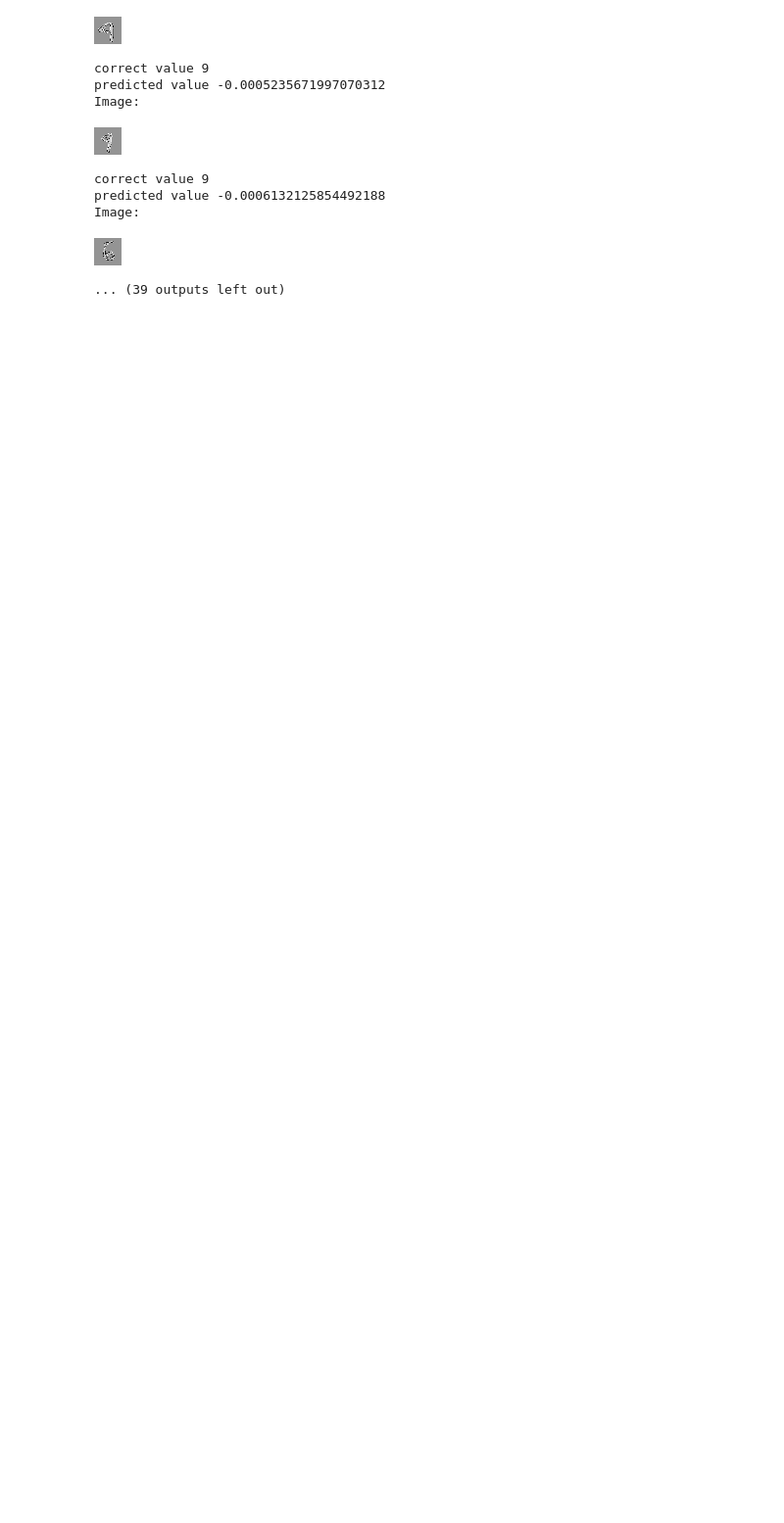
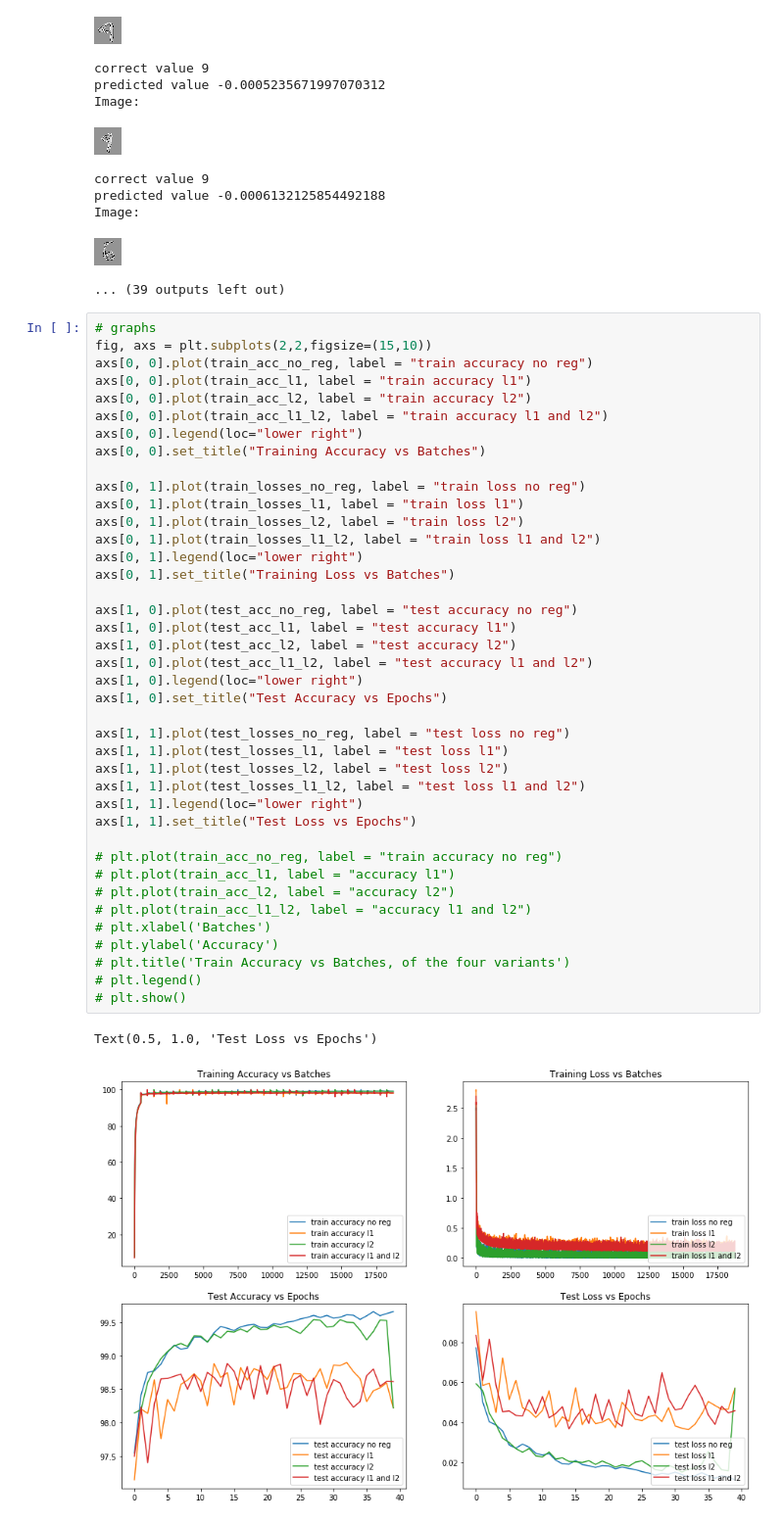
Before and after one commit to prachi735/EVA4.0, a Jupyter notebook: session6/EVA4_S6.ipynb, the cells around one changed output. Shown at 98% size. Drawn from its saved outputs; the diff is of its cells as text; blank space fills up the shorter version.

```diff
--- a/session6/EVA4_S6.ipynb
+++ b/session6/EVA4_S6.ipynb
@@ -597,3 +597,46 @@ predicted value -0.0006132125854492188
 Image:
 [figure]
 ... (39 outputs left out)
+# %%
+# graphs
+fig, axs = plt.subplots(2,2,figsize=(15,10))
+axs[0, 0].plot(train_acc_no_reg, label = "train accuracy no reg")
+axs[0, 0].plot(train_acc_l1, label = "train accuracy l1")
+axs[0, 0].plot(train_acc_l2, label = "train accuracy l2")
+axs[0, 0].plot(train_acc_l1_l2, label = "train accuracy l1 and l2")
+axs[0, 0].legend(loc="lower right")
+axs[0, 0].set_title("Training Accuracy vs Batches")
+
+axs[0, 1].plot(train_losses_no_reg, label = "train loss no reg")
+axs[0, 1].plot(train_losses_l1, label = "train loss l1")
+axs[0, 1].plot(train_losses_l2, label = "train loss l2")
+axs[0, 1].plot(train_losses_l1_l2, label = "train loss l1 and l2")
+axs[0, 1].legend(loc="lower right")
+axs[0, 1].set_title("Training Loss vs Batches")
+
+axs[1, 0].plot(test_acc_no_reg, label = "test accuracy no reg")
+axs[1, 0].plot(test_acc_l1, label = "test accuracy l1")
+axs[1, 0].plot(test_acc_l2, label = "test accuracy l2")
+axs[1, 0].plot(test_acc_l1_l2, label = "test accuracy l1 and l2")
+axs[1, 0].legend(loc="lower right")
+axs[1, 0].set_title("Test Accuracy vs Epochs")
+
+axs[1, 1].plot(test_losses_no_reg, label = "test loss no reg")
+axs[1, 1].plot(test_losses_l1, label = "test loss l1")
+axs[1, 1].plot(test_losses_l2, label = "test loss l2")
+axs[1, 1].plot(test_losses_l1_l2, label = "test loss l1 and l2")
+axs[1, 1].legend(loc="lower right")
+axs[1, 1].set_title("Test Loss vs Epochs")
+
+# plt.plot(train_acc_no_reg, label = "train accuracy no reg")
+# plt.plot(train_acc_l1, label = "accuracy l1")
+# plt.plot(train_acc_l2, label = "accuracy l2")
+# plt.plot(train_acc_l1_l2, label = "accuracy l1 and l2")
+# plt.xlabel('Batches')
+# plt.ylabel('Accuracy')
+# plt.title('Train Accuracy vs Batches, of the four variants')
+# plt.legend()
+# plt.show()
+# %% [output]
+Text(0.5, 1.0, 'Test Loss vs Epochs')
+[figure, added]
```
